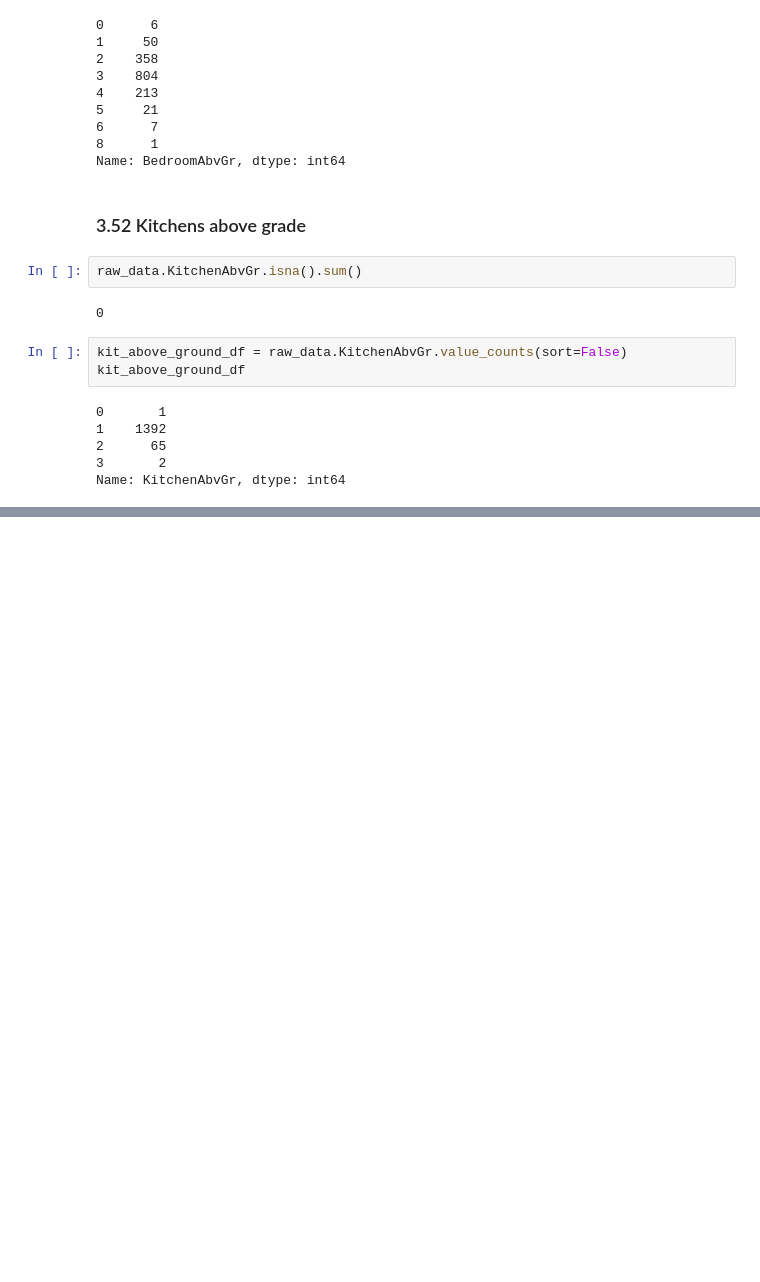
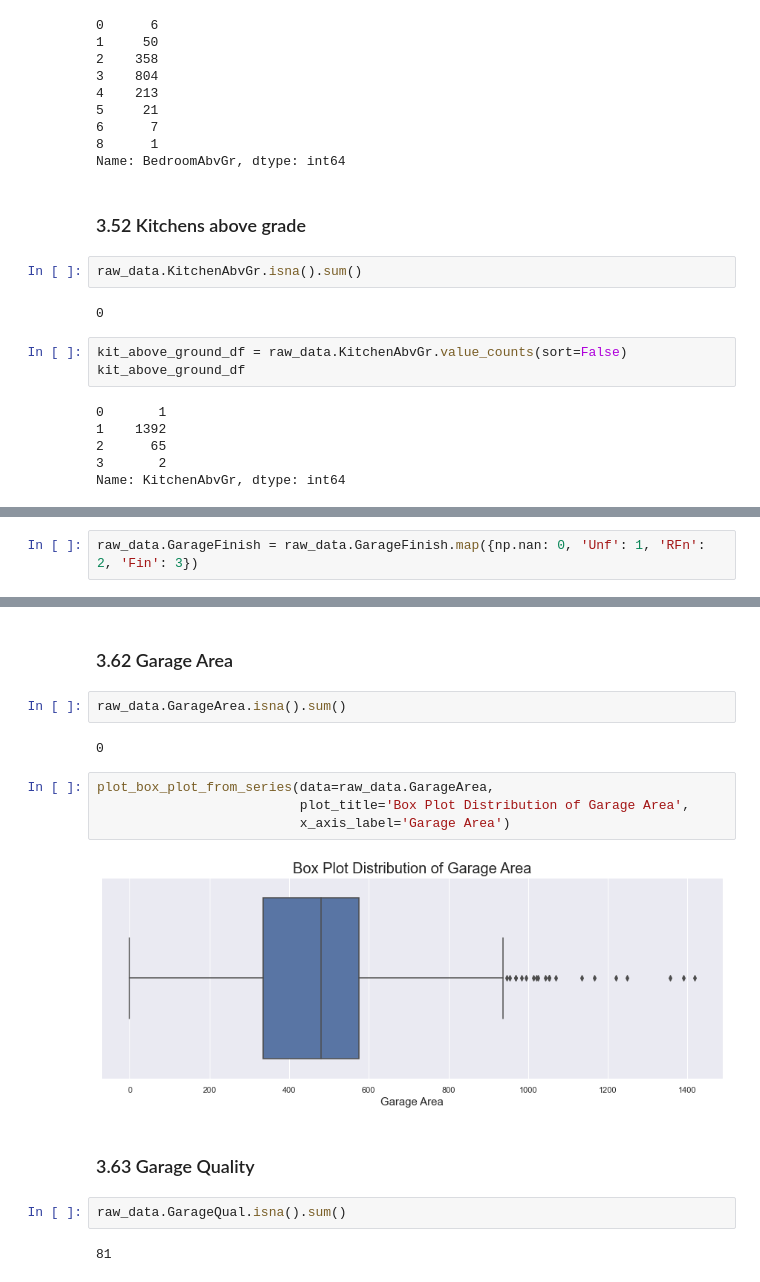
Before and after one commit to akshaykadam100/Housing-Price-Calculator, a Jupyter notebook: V1.ipynb, the cells around one changed output, grey strips where cells are left out. Cells and saved outputs as stored; diff of their text form; blank space fills up the shorter version.

```diff
--- a/V1.ipynb
+++ b/V1.ipynb
@@ -1124,0 +1311,2 @@ Name: KitchenAbvGr, dtype: int64
+# %%
+raw_data.GarageFinish = raw_data.GarageFinish.map({np.nan: 0, 'Unf': 1, 'RFn': 2, 'Fin': 3})
@@ -1124,0 +1336,18 @@ Name: KitchenAbvGr, dtype: int64
+# %% [markdown]
+### 3.62 Garage Area
+# %%
+raw_data.GarageArea.isna().sum()
+# %% [output]
+0
+# %%
+plot_box_plot_from_series(data=raw_data.GarageArea,
+                          plot_title='Box Plot Distribution of Garage Area',
+                          x_axis_label='Garage Area')
+# %% [output]
+[figure, added]
+# %% [markdown]
+### 3.63 Garage Quality
+# %%
+raw_data.GarageQual.isna().sum()
+# %% [output]
+81
```
Also changed, not shown: parts of 130 cells of this notebook, 1 other file.
